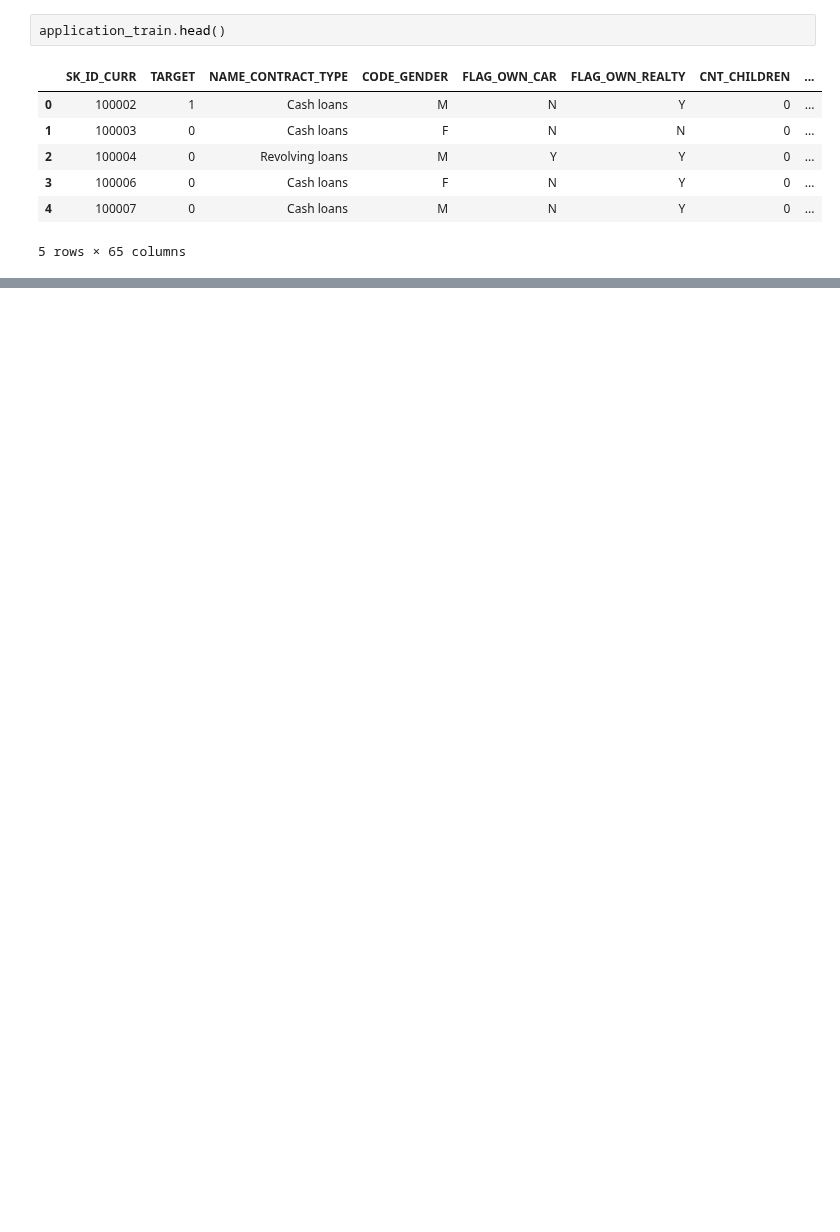
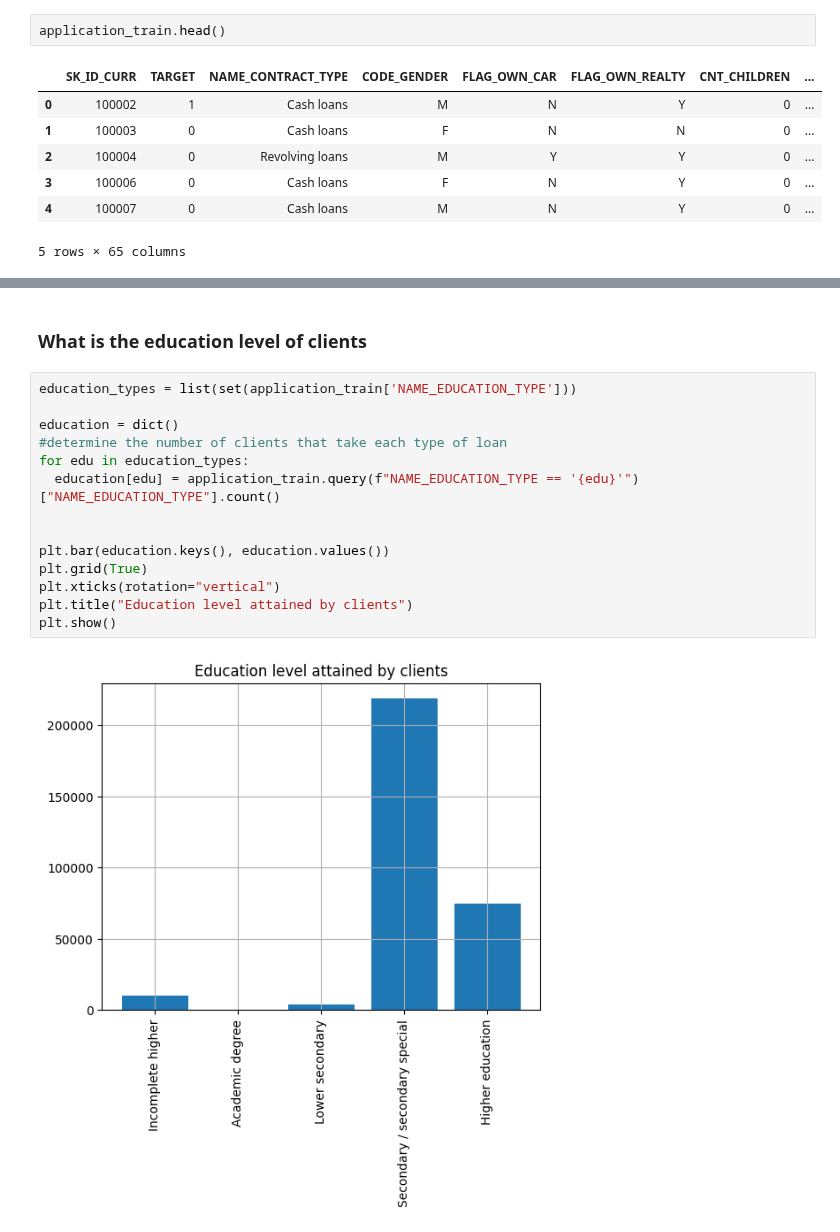
Before and after one commit to jaden-2/Assignment, a Jupyter notebook: credAnalysis.ipynb, the cells around one changed output, grey strips where cells are left out. Saved outputs shown, nothing was run; the diff lists cells and outputs as text; blank space fills up the shorter version.

```diff
--- a/credAnalysis.ipynb
+++ b/credAnalysis.ipynb
@@ -162,0 +244,18 @@ application_train.head()
+# %% [markdown]
+### What is the education level of clients
+# %%
+education_types = list(set(application_train['NAME_EDUCATION_TYPE']))
+
+education = dict()
+#determine the number of clients that take each type of loan
+for edu in education_types:
+  education[edu] = application_train.query(f"NAME_EDUCATION_TYPE == '{edu}'")["NAME_EDUCATION_TYPE"].count()
+
+
+plt.bar(education.keys(), education.values())
+plt.grid(True)
+plt.xticks(rotation="vertical")
+plt.title("Education level attained by clients")
+plt.show()
+# %% [output]
+[figure, added]
```
Also changed, not shown: parts of 10 cells of this notebook.
